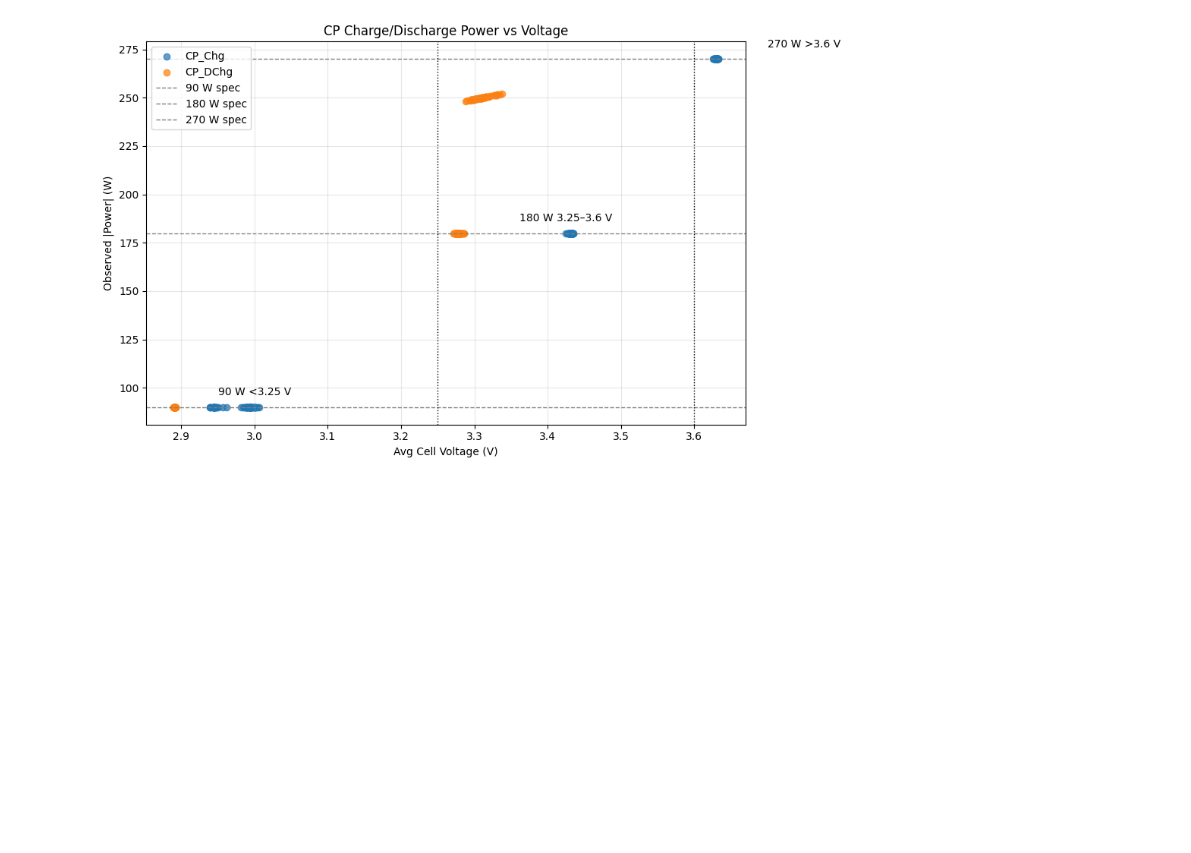
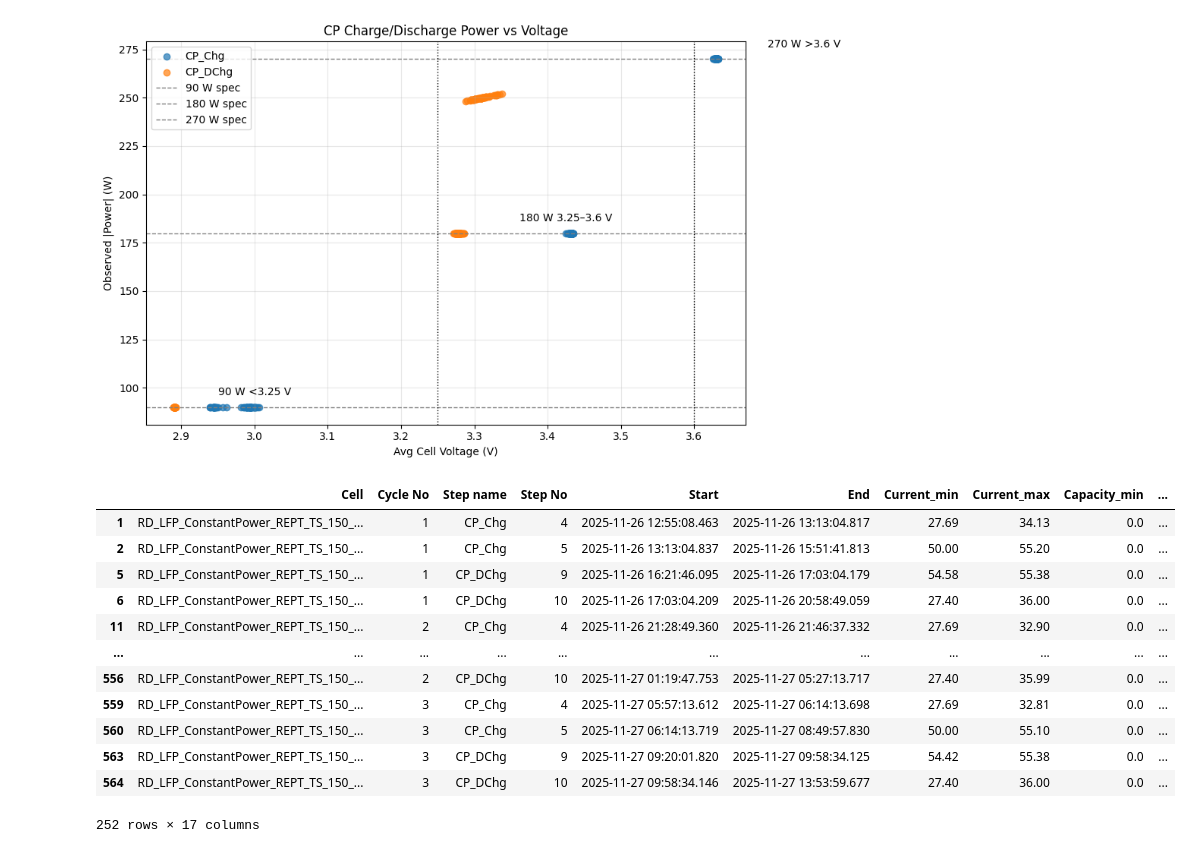
Before and after one commit to VKC-Turno/constant_power_test, a Jupyter notebook: post_processing.ipynb, the cells around one changed output. Drawn from its saved outputs; the diff is of its cells as text; code cells hidden in the pictures; blank space fills up the shorter version.

```diff
--- a/post_processing.ipynb
+++ b/post_processing.ipynb
@@ -374,4 +537,20 @@ output_dir.mkdir(parents=True, exist_ok=True)
 fig.savefig(output_dir / "cp_power_vs_voltage.png", dpi=300)
 # %% [output]
 [figure]
+# %%
+cp
+# %% [output]
+|  | Cell | Cycle No | Step name | Step No | Start | End | Current_min | Current_max | Capacity_min | ... |
+| 1 | RD_LFP_ConstantPower_REPT_TS_150_... | 1 | CP_Chg | 4 | 2025-11-26 12:55:08.463 | 2025-11-26 13:13:04.817 | 27.69 | 34.13 | 0.0 | ... |
+| 2 | RD_LFP_ConstantPower_REPT_TS_150_... | 1 | CP_Chg | 5 | 2025-11-26 13:13:04.837 | 2025-11-26 15:51:41.813 | 50.00 | 55.20 | 0.0 | ... |
+| 5 | RD_LFP_ConstantPower_REPT_TS_150_... | 1 | CP_DChg | 9 | 2025-11-26 16:21:46.095 | 2025-11-26 17:03:04.179 | 54.58 | 55.38 | 0.0 | ... |
+| 6 | RD_LFP_ConstantPower_REPT_TS_150_... | 1 | CP_DChg | 10 | 2025-11-26 17:03:04.209 | 2025-11-26 20:58:49.059 | 27.40 | 36.00 | 0.0 | ... |
+| 11 | RD_LFP_ConstantPower_REPT_TS_150_... | 2 | CP_Chg | 4 | 2025-11-26 21:28:49.360 | 2025-11-26 21:46:37.332 | 27.69 | 32.90 | 0.0 | ... |
+| ... | ... | ... | ... | ... | ... | ... | ... | ... | ... | ... |
+| 556 | RD_LFP_ConstantPower_REPT_TS_150_... | 2 | CP_DChg | 10 | 2025-11-27 01:19:47.753 | 2025-11-27 05:27:13.717 | 27.40 | 35.99 | 0.0 | ... |
+| 559 | RD_LFP_ConstantPower_REPT_TS_150_... | 3 | CP_Chg | 4 | 2025-11-27 05:57:13.612 | 2025-11-27 06:14:13.698 | 27.69 | 32.81 | 0.0 | ... |
+| 560 | RD_LFP_ConstantPower_REPT_TS_150_... | 3 | CP_Chg | 5 | 2025-11-27 06:14:13.719 | 2025-11-27 08:49:57.830 | 50.00 | 55.10 | 0.0 | ... |
+| 563 | RD_LFP_ConstantPower_REPT_TS_150_... | 3 | CP_DChg | 9 | 2025-11-27 09:20:01.820 | 2025-11-27 09:58:34.125 | 54.42 | 55.38 | 0.0 | ... |
+| 564 | RD_LFP_ConstantPower_REPT_TS_150_... | 3 | CP_DChg | 10 | 2025-11-27 09:58:34.146 | 2025-11-27 13:53:59.677 | 27.40 | 36.00 | 0.0 | ... |
+252 rows × 17 columns
 # %%
```
Also changed, not shown: parts of 7 cells of this notebook, 7 other files.
